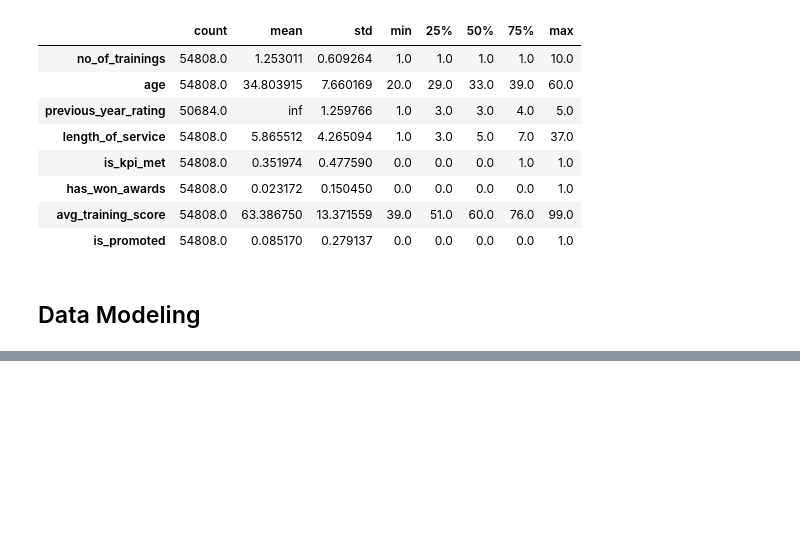
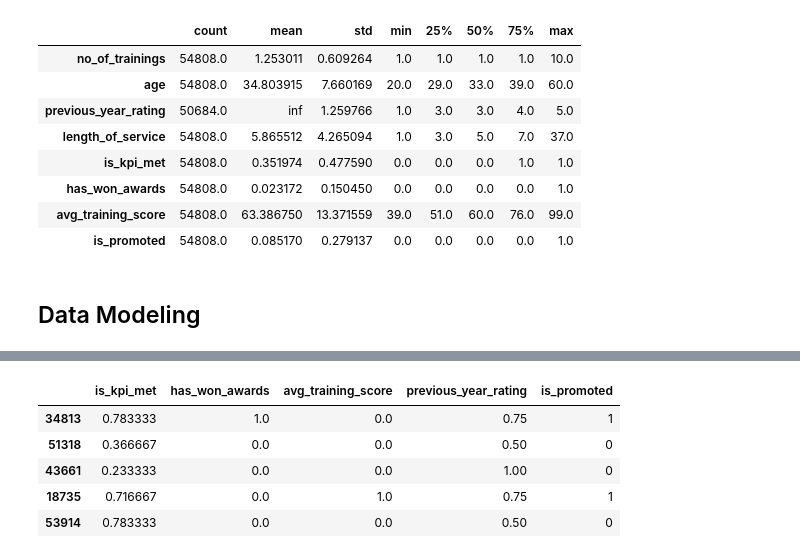
Before and after one commit to DataScienceWorks/AV-WNS-2018-September-JobPromotionPrediction, a Jupyter notebook: A7_sampled_data.ipynb, the cells around one changed output, grey strips where cells are left out. Saved outputs shown, nothing was run; the diff lists cells and outputs as text; code cells hidden in the pictures; blank space fills up the shorter version.

```diff
--- a/A7_sampled_data.ipynb
+++ b/A7_sampled_data.ipynb
@@ -372 +401,10 @@ print(train_vec[:3])
+# %%
+train_dframe_sample.head()
+# %% [output]
+|  | is_kpi_met | has_won_awards | avg_training_score | previous_year_rating | is_promoted |
+| 34813 | 0.783333 | 1.0 | 0.0 | 0.75 | 1 |
+| 51318 | 0.366667 | 0.0 | 0.0 | 0.50 | 0 |
+| 43661 | 0.233333 | 0.0 | 0.0 | 1.00 | 0 |
+| 18735 | 0.716667 | 0.0 | 1.0 | 0.75 | 1 |
+| 53914 | 0.783333 | 0.0 | 0.0 | 0.50 | 0 |
 # %%
```
Also changed, not shown: parts of 28 cells of this notebook.
